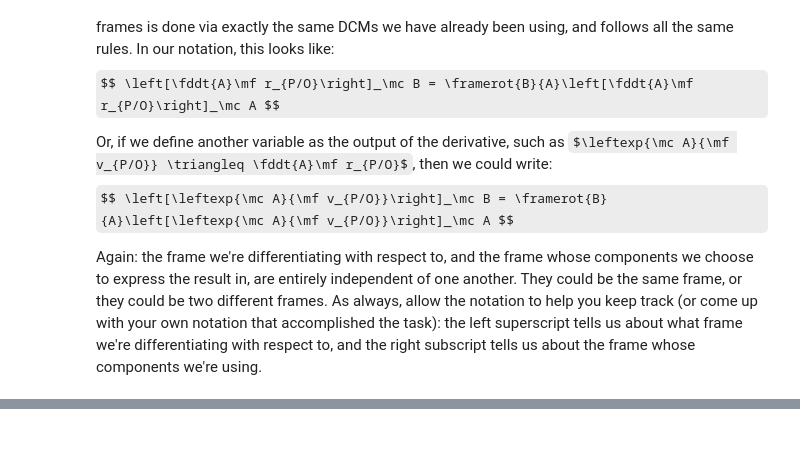
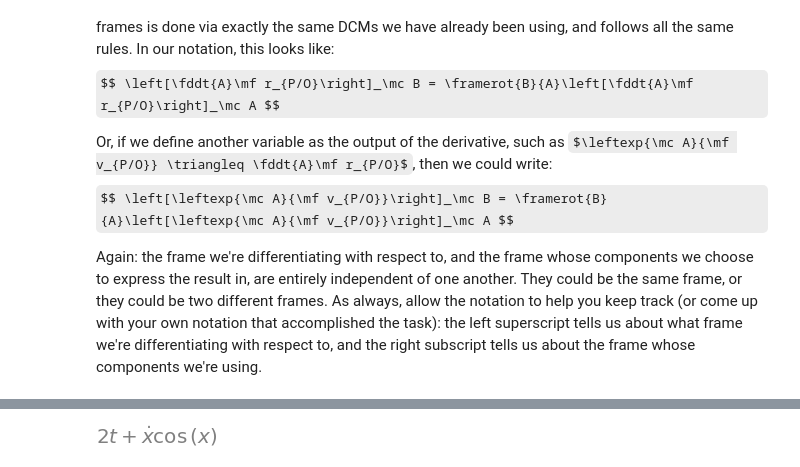
Before and after one commit to dsavransky/astrodynamicsbook, a Jupyter notebook: Notebooks/06-Vector Derivatives.ipynb, the cells around one changed output, grey strips where cells are left out. Cells and saved outputs as stored; diff of their text form; code cells hidden in the pictures; some formulas as TeX source; blank space fills up the shorter version.

```diff
--- a/Notebooks/06-Vector Derivatives.ipynb
+++ b/Notebooks/06-Vector Derivatives.ipynb
@@ -154,0 +174,9 @@ $\displaystyle \left( {\vphantom{\dot{C}}}^\mathcal{A}{\dot{C}}^{\mathcal{B}}_{1
+# %%
+# Define variables for x and its derivative, xdot
+x, xd, t = symbols("x, xdot, t")
+# Define how these two are related:
+diffmap = {x:xd}
+# Carry out the total derivative of the same function as before:
+difftotal(sin(x)+t**2, t, diffmap)
+# %% [output]
+[figure, added]
```
Also changed, not shown: parts of 36 cells of this notebook, 4 other files.
